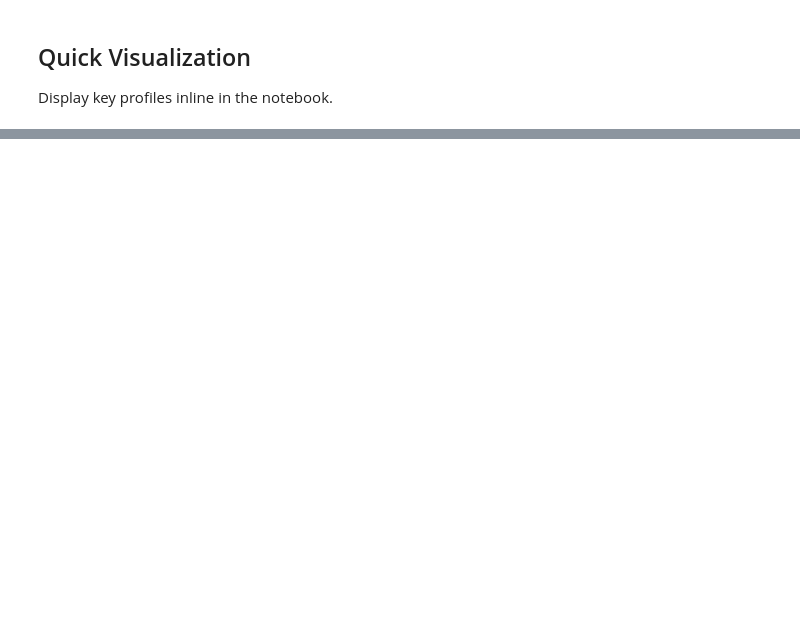
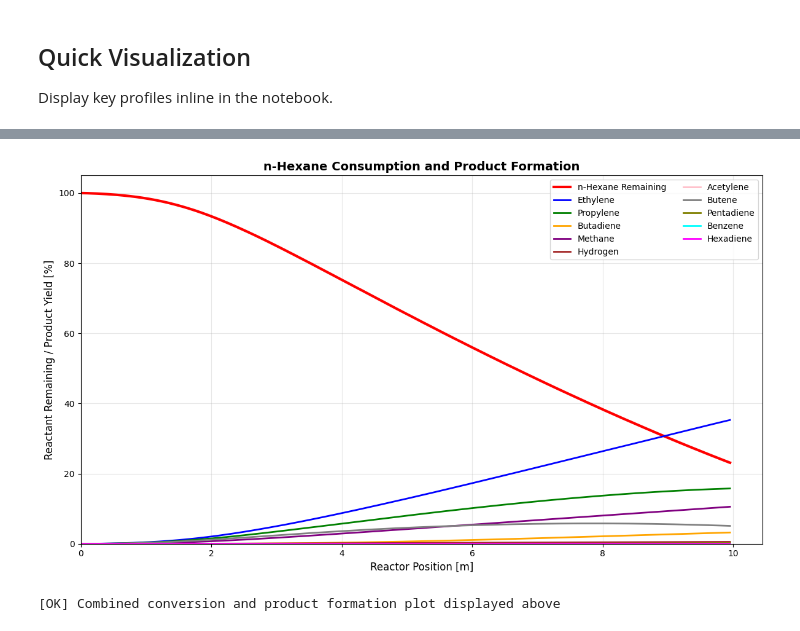
Before and after one commit to karefyllidis/PlugFlowML, a Jupyter notebook: run_pfr.ipynb, the cells around one changed output, grey strips where cells are left out. Saved outputs shown, nothing was run; the diff lists cells and outputs as text; code cells hidden in the pictures; blank space fills up the shorter version.

```diff
--- a/run_pfr.ipynb
+++ b/run_pfr.ipynb
@@ -220,0 +344,76 @@ print("\n[OK] Inline visualizations displayed above")
+# %%
+# Combined Reactant Conversion and Product Formation
+fig, ax = plt.subplots(figsize=(12, 7))
+
+# Get reactant conversion profile
+feed_species = reactant_info['feed_species']
+species_name = feed_species.split(':')[0] if ':' in feed_species else feed_species
+
+try:
+    species_idx = gas.species_index(species_name)
+except:
+    # Fallback: search for species by partial match
+    species_idx = None
+    for i, species in enumerate(gas.species_names):
+        if species_name in species or reactant_info['name'].lower() in species.lower():
+            species_idx = i
+            break
+    if species_idx is None:
+        raise ValueError(f"Could not find species: {feed_species}")
+
+# Calculate reactant conversion
+reactant_mass_frac = states1.Y[:, species_idx]
+conversion_profile = (1 - reactant_mass_frac / reactant_mass_frac[0]) * 100
+
+# Plot reactant conversion (increasing) or reactant remaining (decreasing)
+# Option 1: Show conversion (0% to 100% as reactant is consumed)
+conversion_profile = (1 - reactant_mass_frac / reactant_mass_frac[0]) * 100
+# Option 2: Show reactant remaining (100% to 0% as reactant is consumed)
+reactant_remaining = (reactant_mass_frac / reactant_mass_frac[0]) * 100
+
+# Plot reactant remaining (decreasing) - this shows reactant disappearing
+ax.plot(states1.z, reactant_remaining, 'r-', linewidth=3, label=f'{reactant_info["name"]} Remaining')
+
+# Get target products and plot their formation
+target_products = reactant_info.get('target_products', [])
+product_names = reactant_info.get('product_names', [])
+colors = ['blue', 'green', 'orange', 'purple', 'brown', 'pink', 'gray', 'olive', 'cyan', 'magenta']
+
+# Calculate and plot product yields (as percentage of initial reactant)
+initial_reactant_mass = reactant_mass_frac[0]
+for i, product in enumerate(target_products):
+    try:
+        # Handle product name format (may have :1 suffix)
+        product_name_clean = product.split(':')[0] if ':' in product else product
+        product_idx = gas.species_index(product_name_clean)
+
+        # Get product mass fraction profile
+        product_mass_frac = states1.Y[:, product_idx]
+
+        # Calculate product yield as percentage of initial reactant
+        # Product yield = (product mass fraction / initial reactant mass fraction) * 100
+        # This shows how much product is formed relative to initial reactant
+        product_yield = (product_mass_frac / initial_reactant_mass) * 100
+
+        product_name = product_names[i] if i < len(product_names) else product_name_clean
+        ax.plot(states1.z, product_yield,
+                color=colors[i % len(colors)], linewidth=2,
+                label=product_name, linestyle='-')
+    except:
+        continue
+
+ax.set_xlabel('Reactor Position [m]', fontsize=12)
+ax.set_ylabel('Reactant Remaining / Product Yield [%]', fontsize=12)
+ax.set_title(f'{reactant_info["name"]} Consumption and Product Formation', fontsize=14, fontweight='bold')
+ax.legend(loc='best', fontsize=10, ncol=2)
+ax.grid(True, alpha=0.3)
+ax.set_xlim(left=0)
+ax.set_ylim(bottom=0)
+
+plt.tight_layout()
+plt.show()
+
+print("\n[OK] Combined conversion and product formation plot displayed above")
+# %% [output]
+[figure, added]
+[OK] Combined conversion and product formation plot displayed above
```
Also changed, not shown: parts of 8 cells of this notebook.
